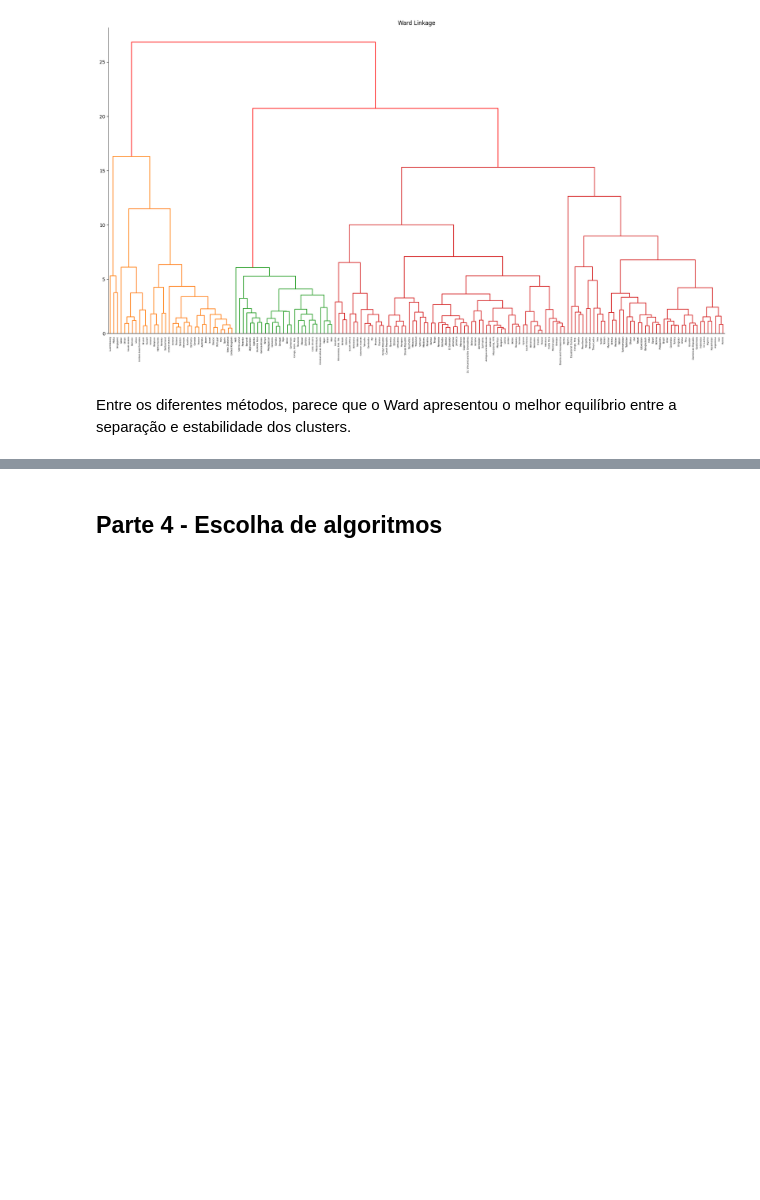
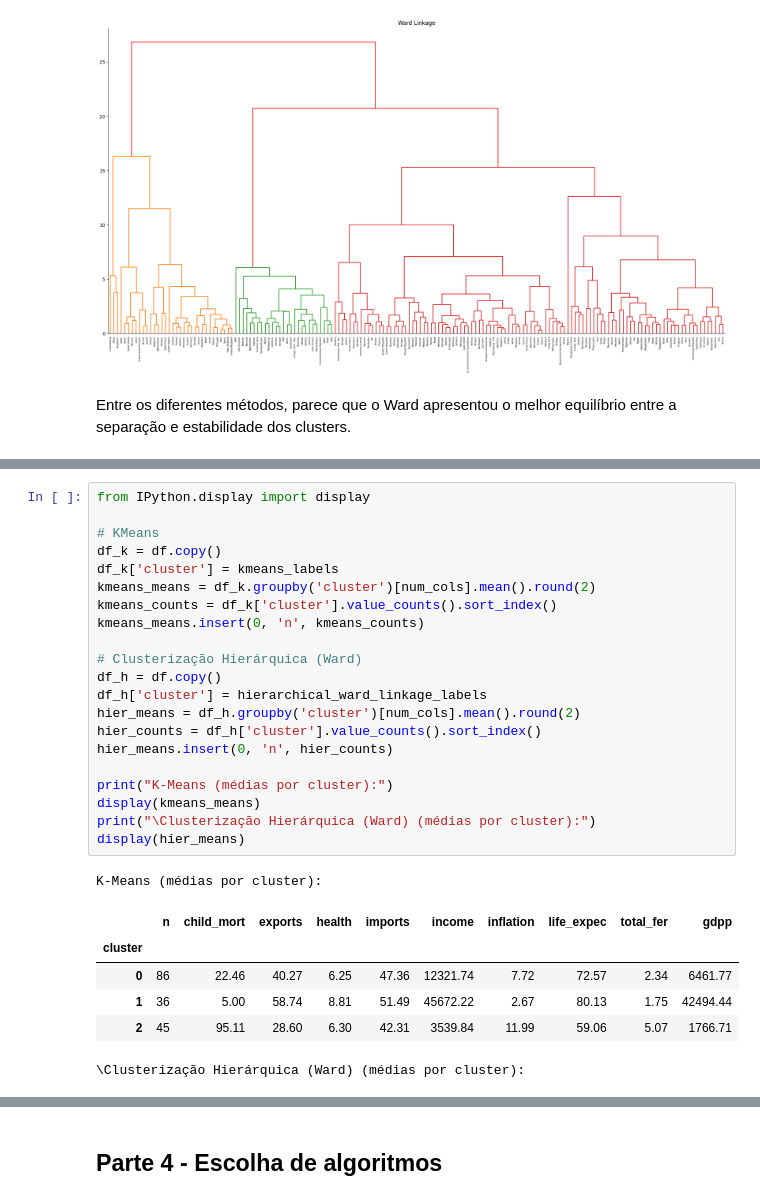
Before and after one commit to thealexandrelara/project-infnet-algoritmos-de-inteligencia-artificial-para-clusterizacao-25E4_2, a Jupyter notebook: project.ipynb, the cells around one changed output, grey strips where cells are left out. Drawn from its saved outputs; the diff is of its cells as text; blank space fills up the shorter version.

```diff
--- a/project.ipynb
+++ b/project.ipynb
@@ -591,0 +620,29 @@ Entre os diferentes métodos, parece que o Ward apresentou o melhor equilíbrio
+# %%
+from IPython.display import display
+
+# KMeans
+df_k = df.copy()
+df_k['cluster'] = kmeans_labels
+kmeans_means = df_k.groupby('cluster')[num_cols].mean().round(2)
+kmeans_counts = df_k['cluster'].value_counts().sort_index()
+kmeans_means.insert(0, 'n', kmeans_counts)
+
+# Clusterização Hierárquica (Ward)
+df_h = df.copy()
+df_h['cluster'] = hierarchical_ward_linkage_labels
+hier_means = df_h.groupby('cluster')[num_cols].mean().round(2)
+hier_counts = df_h['cluster'].value_counts().sort_index()
+hier_means.insert(0, 'n', hier_counts)
+
+print("K-Means (médias por cluster):")
+display(kmeans_means)
+print("\Clusterização Hierárquica (Ward) (médias por cluster):")
+display(hier_means)
+# %% [output]
+K-Means (médias por cluster):
+|  | n | child_mort | exports | health | imports | income | inflation | life_expec | total_fer | gdpp |
+| cluster |  |  |  |  |  |  |  |  |  |  |
+| 0 | 86 | 22.46 | 40.27 | 6.25 | 47.36 | 12321.74 | 7.72 | 72.57 | 2.34 | 6461.77 |
+| 1 | 36 | 5.00 | 58.74 | 8.81 | 51.49 | 45672.22 | 2.67 | 80.13 | 1.75 | 42494.44 |
+| 2 | 45 | 95.11 | 28.60 | 6.30 | 42.31 | 3539.84 | 11.99 | 59.06 | 5.07 | 1766.71 |
+\Clusterização Hierárquica (Ward) (médias por cluster):
```
Also changed, not shown: parts of 7 cells of this notebook.
